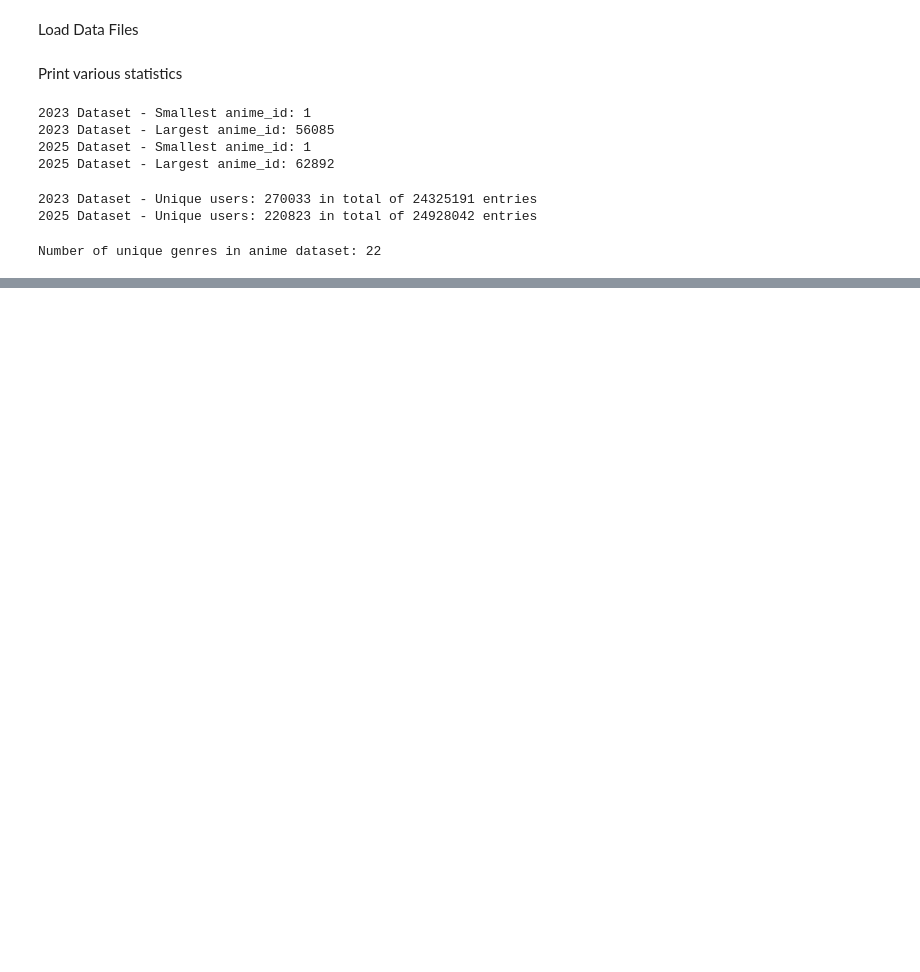
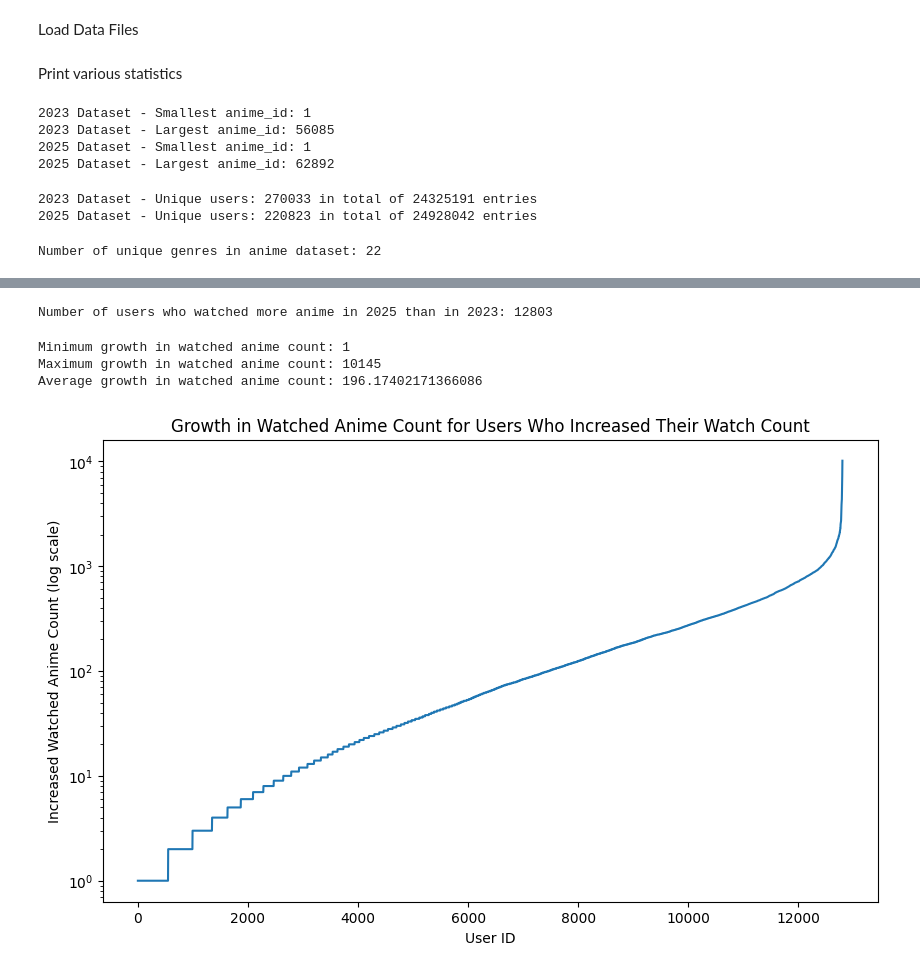
Before and after one commit to raahed/social-network-study-anime, a Jupyter notebook: notebook/statistics.ipynb, the cells around one changed output, grey strips where cells are left out. Cells and saved outputs as stored; diff of their text form; code cells hidden in the pictures; blank space fills up the shorter version.

```diff
--- a/notebook/statistics.ipynb
+++ b/notebook/statistics.ipynb
@@ -42,0 +61,30 @@ Number of unique genres in anime dataset: 22
+# %%
+count_23 = watch_clean_23['user_id'].value_counts()
+count_25 = watch_clean_25['user_id'].value_counts()
+
+common_users = count_23.index.intersection(count_25.index)
+grown_users = common_users[count_25[common_users] > count_23[common_users]].tolist()
+
+print("Number of users who watched more anime in 2025 than in 2023:", len(grown_users))
+# %% [output]
+Number of users who watched more anime in 2025 than in 2023: 12803
+# %%
+growth_counts = count_25[grown_users] - count_23[grown_users]
+print("Minimum growth in watched anime count:", growth_counts.min())
+print("Maximum growth in watched anime count:", growth_counts.max())
+print("Average growth in watched anime count:", growth_counts.mean())
+# %% [output]
+Minimum growth in watched anime count: 1
+Maximum growth in watched anime count: 10145
+Average growth in watched anime count: 196.17402171366086
+# %%
+# Create a plot showing the users growth and their increased anime counts, replacing the user IDs on x-axis with growing numbers, log scale for y-axis
+plt.figure(figsize=(10, 6))
+plt.plot(range(len(grown_users)), growth_counts.sort_values().values)
+plt.yscale('log')
+plt.xlabel('User ID')
+plt.ylabel('Increased Watched Anime Count (log scale)')
+plt.title('Growth in Watched Anime Count for Users Who Increased Their Watch Count')
+plt.show()
+# %% [output]
+[figure, added]
```
Also changed, not shown: parts of 8 cells of this notebook, 2 other files.
